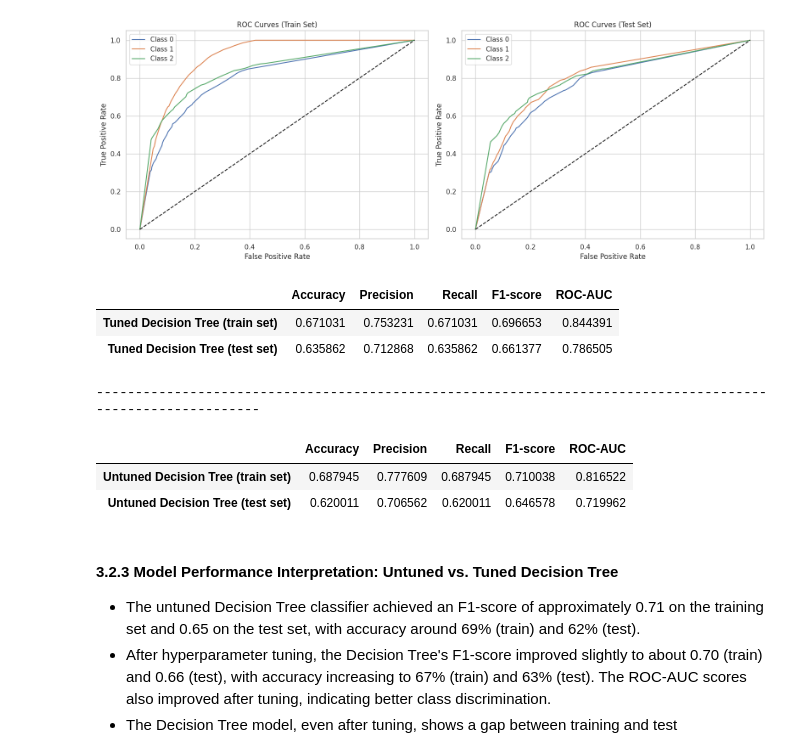
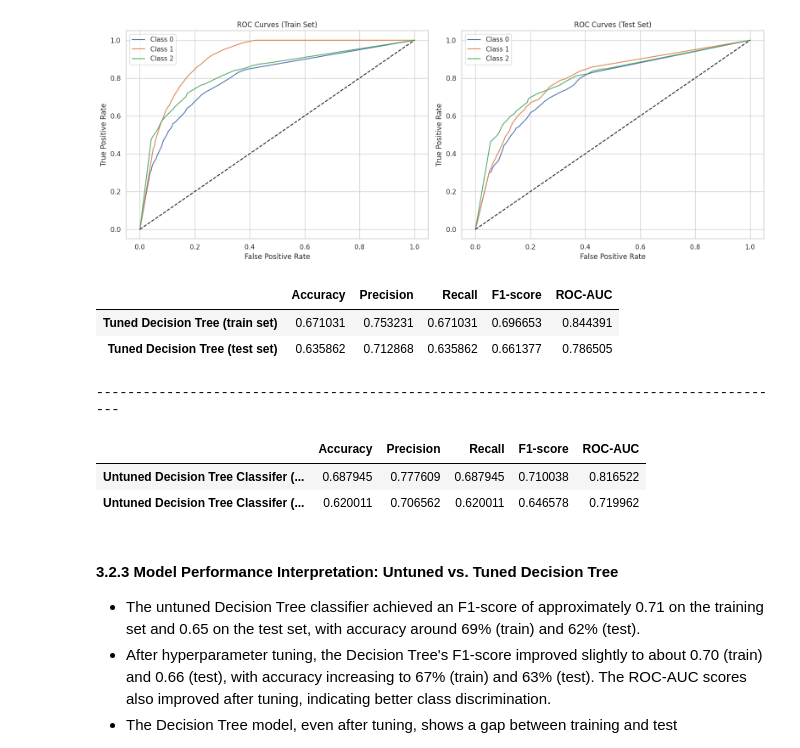
Before and after one commit to mwakad/supervised-ml-classifiers-for-predicting-water-wells-condition, a Jupyter notebook: index.ipynb, the cells around one changed output. Drawn from its saved outputs; the diff is of its cells as text; code cells hidden in the pictures.

```diff
--- a/index.ipynb
+++ b/index.ipynb
@@ -844,39 +844,39 @@ rec_dt_gs_test = recall_score(y_test, y_pred_dt_gs, average='weighted')
 f1_dt_gs_test = f1_score(y_test, y_pred_dt_gs, average='weighted')
 roc_auc_dt_gs_test = roc_auc_score(y_test, y_proba_dt_gs, multi_class='ovr')
 
 # Create DataFrame with metrics
 dt_metrics_df = pd.DataFrame({
     'Accuracy': [acc_dt_gs_train, acc_dt_gs_test],
     'Precision': [prec_dt_gs_train, prec_dt_gs_test],
     'Recall': [rec_dt_gs_train, rec_dt_gs_test],
     'F1-score': [f1_dt_gs_train, f1_dt_gs_test],
     'ROC-AUC': [roc_auc_dt_gs_train, roc_auc_dt_gs_test]
 }, index=['Tuned Decision Tree (train set)',
           'Tuned Decision Tree (test set)'])
 
 display(dt_metrics_df)
 
-print("-----------------------------------------------------------------------------------------------------------")
+print("-----------------------------------------------------------------------------------------")
 
 # Create DataFrame with metrics
 dt_metrics_df = pd.DataFrame({
     'Accuracy': [acc_dt_train, acc_dt_test],
     'Precision': [prec_dt_train, prec_dt_test],
     'Recall': [rec_dt_train, rec_dt_test],
     'F1-score': [f1_dt_train, f1_dt_test],
     'ROC-AUC': [roc_auc_dt_train, roc_auc_dt_test]
-}, index=['Untuned Decision Tree (train set)',
-          'Untuned Decision Tree (test set)'])
+}, index=['Untuned Decision Tree Classifer (train set)',
+          'Untuned Decision Tree Classifer (test set)'])
 
 display(dt_metrics_df)
 # %% [output]
 |  | Accuracy | Precision | Recall | F1-score | ROC-AUC |
 | Tuned Decision Tree (train set) | 0.671031 | 0.753231 | 0.671031 | 0.696653 | 0.844391 |
 | Tuned Decision Tree (test set) | 0.635862 | 0.712868 | 0.635862 | 0.661377 | 0.786505 |
------------------------------------------------------------------------------------------------------------
+-----------------------------------------------------------------------------------------
 |  | Accuracy | Precision | Recall | F1-score | ROC-AUC |
-| Untuned Decision Tree (train set) | 0.687945 | 0.777609 | 0.687945 | 0.710038 | 0.816522 |
-| Untuned Decision Tree (test set) | 0.620011 | 0.706562 | 0.620011 | 0.646578 | 0.719962 |
+| Untuned Decision Tree Classifer (... | 0.687945 | 0.777609 | 0.687945 | 0.710038 | 0.816522 |
+| Untuned Decision Tree Classifer (... | 0.620011 | 0.706562 | 0.620011 | 0.646578 | 0.719962 |
 # %% [markdown]
 #### 3.2.3 Model Performance Interpretation: Untuned vs. Tuned Decision Tree
 
```
Also changed, not shown: parts of 16 cells of this notebook.
